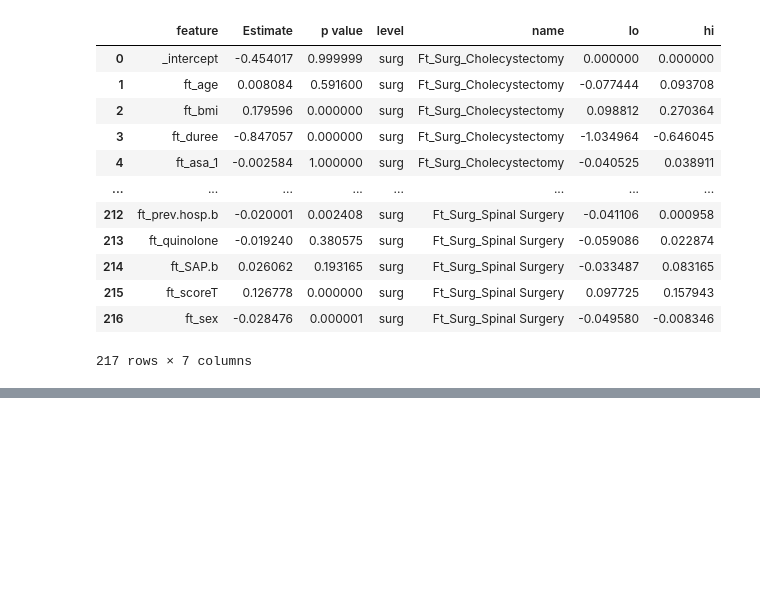
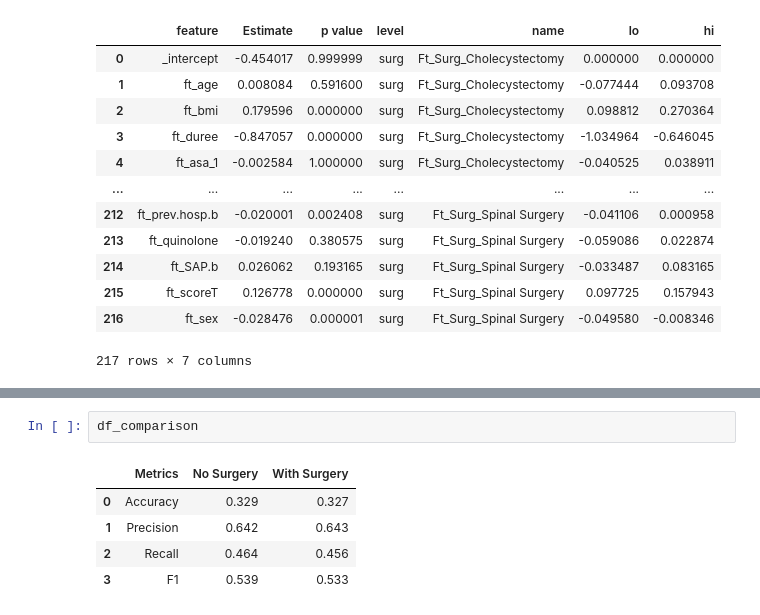
Before and after one commit to HugoGuillen/microbialcomposition, a Jupyter notebook: 4.4.2_surgery_prediction.ipynb, the cells around one changed output, grey strips where cells are left out. Saved outputs shown, nothing was run; the diff lists cells and outputs as text; blank space fills up the shorter version.

```diff
--- a/4.4.2_surgery_prediction_FINAL.ipynb
+++ b/4.4.2_surgery_prediction.ipynb
@@ -643,0 +730,8 @@ Ft_Surg_Knee Replacement
+# %%
+df_comparison
+# %% [output]
+|  | Metrics | No Surgery | With Surgery |
+| 0 | Accuracy | 0.329 | 0.327 |
+| 1 | Precision | 0.642 | 0.643 |
+| 2 | Recall | 0.464 | 0.456 |
+| 3 | F1 | 0.539 | 0.533 |
```
Also changed, not shown: parts of 6 cells of this notebook, 6 other files.
